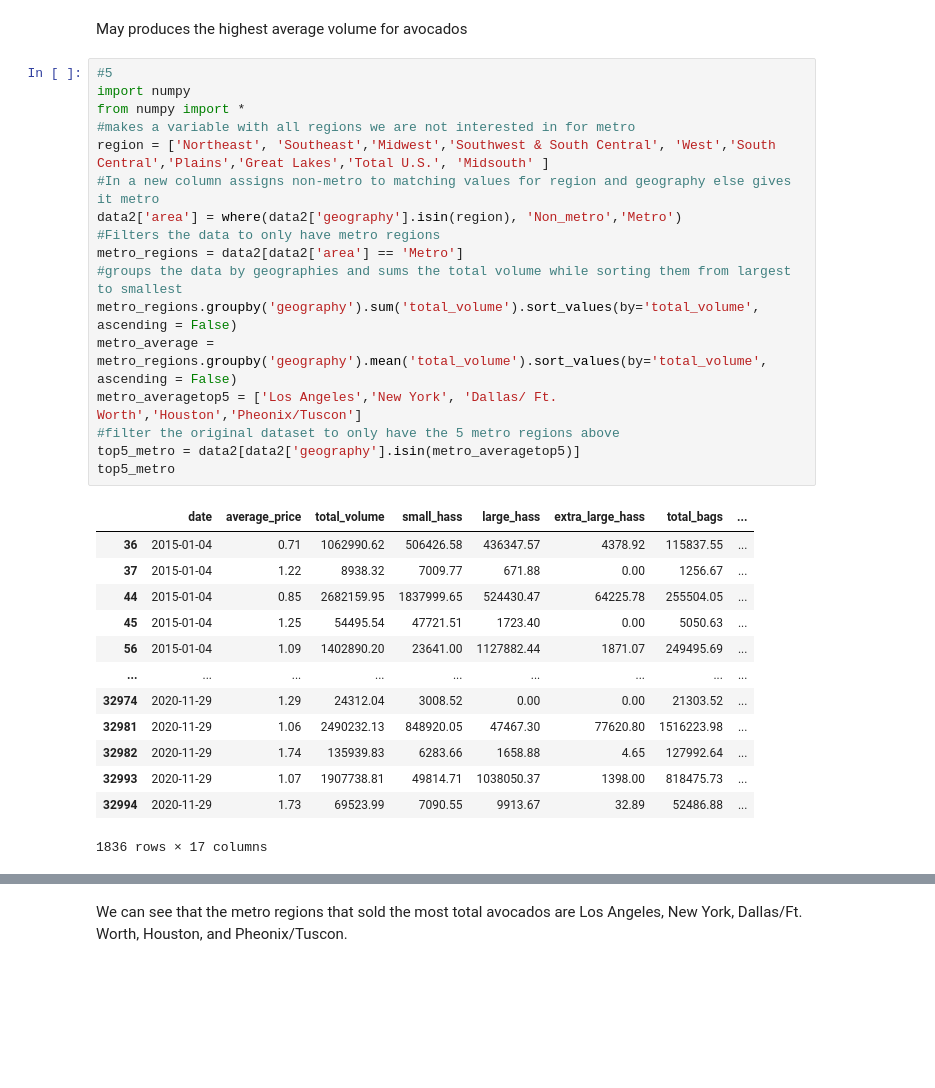
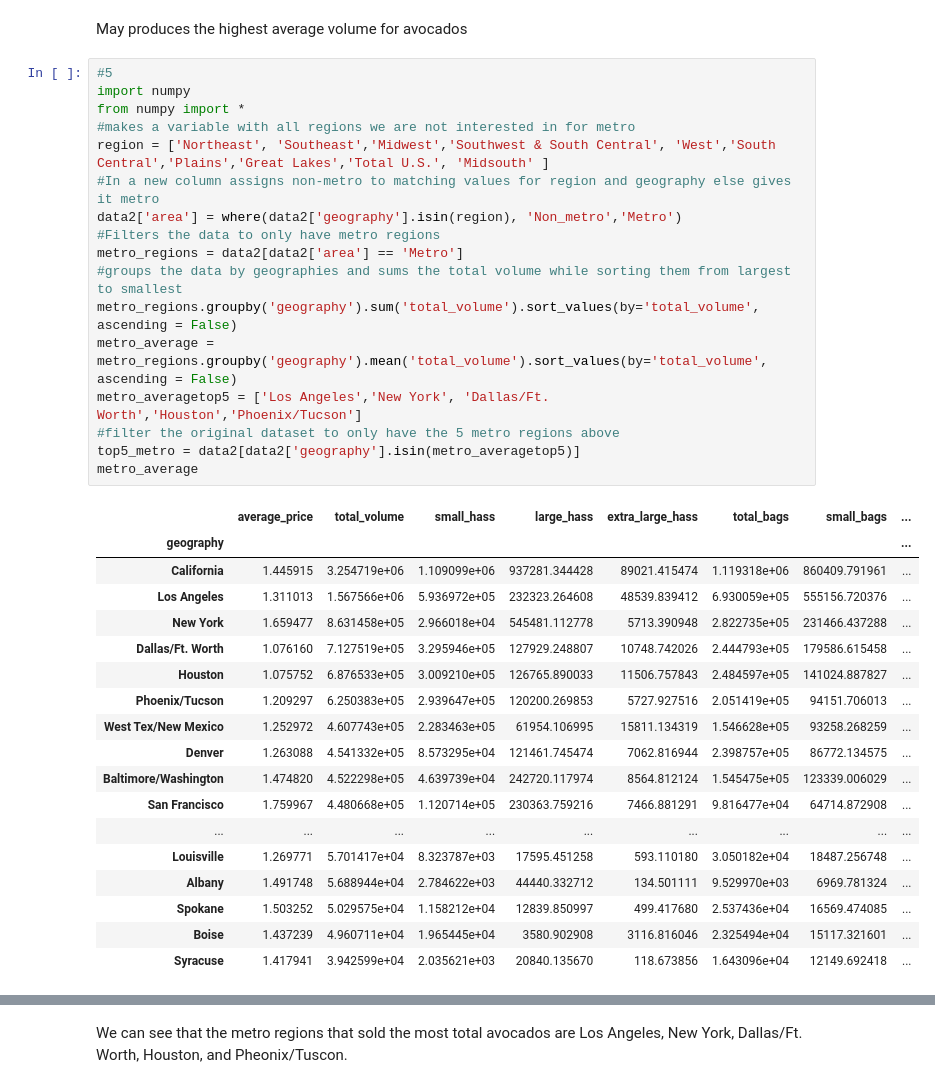
Before and after one commit to EthanSchultz49/GSB-544, a Jupyter notebook: Week_2/Lab2.ipynb, the cells around one changed output, grey strips where cells are left out. Saved outputs shown, nothing was run; the diff lists cells and outputs as text; blank space fills up the shorter version.

```diff
--- a/Week_2/Lab2.ipynb
+++ b/Week_2/Lab2.ipynb
@@ -107,31 +107,36 @@ May produces the highest average volume for avocados
 # %%
 #5
 import numpy
 from numpy import *
 #makes a variable with all regions we are not interested in for metro
 region = ['Northeast', 'Southeast','Midwest','Southwest & South Central', 'West','South Central','Plains','Great Lakes','Total U.S.', 'Midsouth' ]
 #In a new column assigns non-metro to matching values for region and geography else gives it metro
 data2['area'] = where(data2['geography'].isin(region), 'Non_metro','Metro')
 #Filters the data to only have metro regions
 metro_regions = data2[data2['area'] == 'Metro']
 #groups the data by geographies and sums the total volume while sorting them from largest to smallest
 metro_regions.groupby('geography').sum('total_volume').sort_values(by='total_volume', ascending = False)
 metro_average = metro_regions.groupby('geography').mean('total_volume').sort_values(by='total_volume', ascending = False)
-metro_averagetop5 = ['Los Angeles','New York', 'Dallas/ Ft. Worth','Houston','Pheonix/Tuscon']
+metro_averagetop5 = ['Los Angeles','New York', 'Dallas/Ft. Worth','Houston','Phoenix/Tucson']
 #filter the original dataset to only have the 5 metro regions above
 top5_metro = data2[data2['geography'].isin(metro_averagetop5)]
-top5_metro
+metro_average
 # %% [output]
-|  | date | average_price | total_volume | small_hass | large_hass | extra_large_hass | total_bags | ... |
-| 36 | 2015-01-04 | 0.71 | 1062990.62 | 506426.58 | 436347.57 | 4378.92 | 115837.55 | ... |
-| 37 | 2015-01-04 | 1.22 | 8938.32 | 7009.77 | 671.88 | 0.00 | 1256.67 | ... |
-| 44 | 2015-01-04 | 0.85 | 2682159.95 | 1837999.65 | 524430.47 | 64225.78 | 255504.05 | ... |
-| 45 | 2015-01-04 | 1.25 | 54495.54 | 47721.51 | 1723.40 | 0.00 | 5050.63 | ... |
-| 56 | 2015-01-04 | 1.09 | 1402890.20 | 23641.00 | 1127882.44 | 1871.07 | 249495.69 | ... |
+|  | average_price | total_volume | small_hass | large_hass | extra_large_hass | total_bags | small_bags | ... |
+| geography |  |  |  |  |  |  |  | ... |
+| California | 1.445915 | 3.254719e+06 | 1.109099e+06 | 937281.344428 | 89021.415474 | 1.119318e+06 | 860409.791961 | ... |
+| Los Angeles | 1.311013 | 1.567566e+06 | 5.936972e+05 | 232323.264608 | 48539.839412 | 6.930059e+05 | 555156.720376 | ... |
+| New York | 1.659477 | 8.631458e+05 | 2.966018e+04 | 545481.112778 | 5713.390948 | 2.822735e+05 | 231466.437288 | ... |
+| Dallas/Ft. Worth | 1.076160 | 7.127519e+05 | 3.295946e+05 | 127929.248807 | 10748.742026 | 2.444793e+05 | 179586.615458 | ... |
+| Houston | 1.075752 | 6.876533e+05 | 3.009210e+05 | 126765.890033 | 11506.757843 | 2.484597e+05 | 141024.887827 | ... |
+| Phoenix/Tucson | 1.209297 | 6.250383e+05 | 2.939647e+05 | 120200.269853 | 5727.927516 | 2.051419e+05 | 94151.706013 | ... |
+| West Tex/New Mexico | 1.252972 | 4.607743e+05 | 2.283463e+05 | 61954.106995 | 15811.134319 | 1.546628e+05 | 93258.268259 | ... |
+| Denver | 1.263088 | 4.541332e+05 | 8.573295e+04 | 121461.745474 | 7062.816944 | 2.398757e+05 | 86772.134575 | ... |
+| Baltimore/Washington | 1.474820 | 4.522298e+05 | 4.639739e+04 | 242720.117974 | 8564.812124 | 1.545475e+05 | 123339.006029 | ... |
+| San Francisco | 1.759967 | 4.480668e+05 | 1.120714e+05 | 230363.759216 | 7466.881291 | 9.816477e+04 | 64714.872908 | ... |
 | ... | ... | ... | ... | ... | ... | ... | ... | ... |
-| 32974 | 2020-11-29 | 1.29 | 24312.04 | 3008.52 | 0.00 | 0.00 | 21303.52 | ... |
-| 32981 | 2020-11-29 | 1.06 | 2490232.13 | 848920.05 | 47467.30 | 77620.80 | 1516223.98 | ... |
-| 32982 | 2020-11-29 | 1.74 | 135939.83 | 6283.66 | 1658.88 | 4.65 | 127992.64 | ... |
-| 32993 | 2020-11-29 | 1.07 | 1907738.81 | 49814.71 | 1038050.37 | 1398.00 | 818475.73 | ... |
-| 32994 | 2020-11-29 | 1.73 | 69523.99 | 7090.55 | 9913.67 | 32.89 | 52486.88 | ... |
+| Louisville | 1.269771 | 5.701417e+04 | 8.323787e+03 | 17595.451258 | 593.110180 | 3.050182e+04 | 18487.256748 | ... |
+| Albany | 1.491748 | 5.688944e+04 | 2.784622e+03 | 44440.332712 | 134.501111 | 9.529970e+03 | 6969.781324 | ... |
+| Spokane | 1.503252 | 5.029575e+04 | 1.158212e+04 | 12839.850997 | 499.417680 | 2.537436e+04 | 16569.474085 | ... |
+| Boise | 1.437239 | 4.960711e+04 | 1.965445e+04 | 3580.902908 | 3116.816046 | 2.325494e+04 | 15117.321601 | ... |
+| Syracuse | 1.417941 | 3.942599e+04 | 2.035621e+03 | 20840.135670 | 118.673856 | 1.643096e+04 | 12149.692418 | ... |
-1836 rows × 17 columns
```
Also changed, not shown: parts of 1 cell of this notebook.
